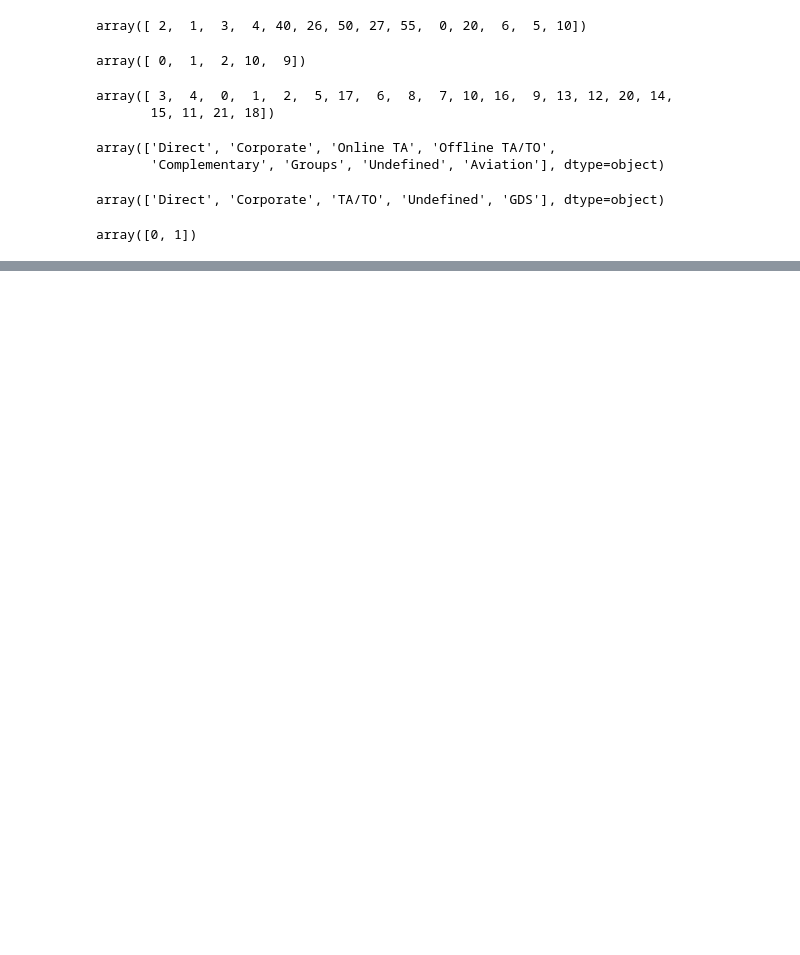
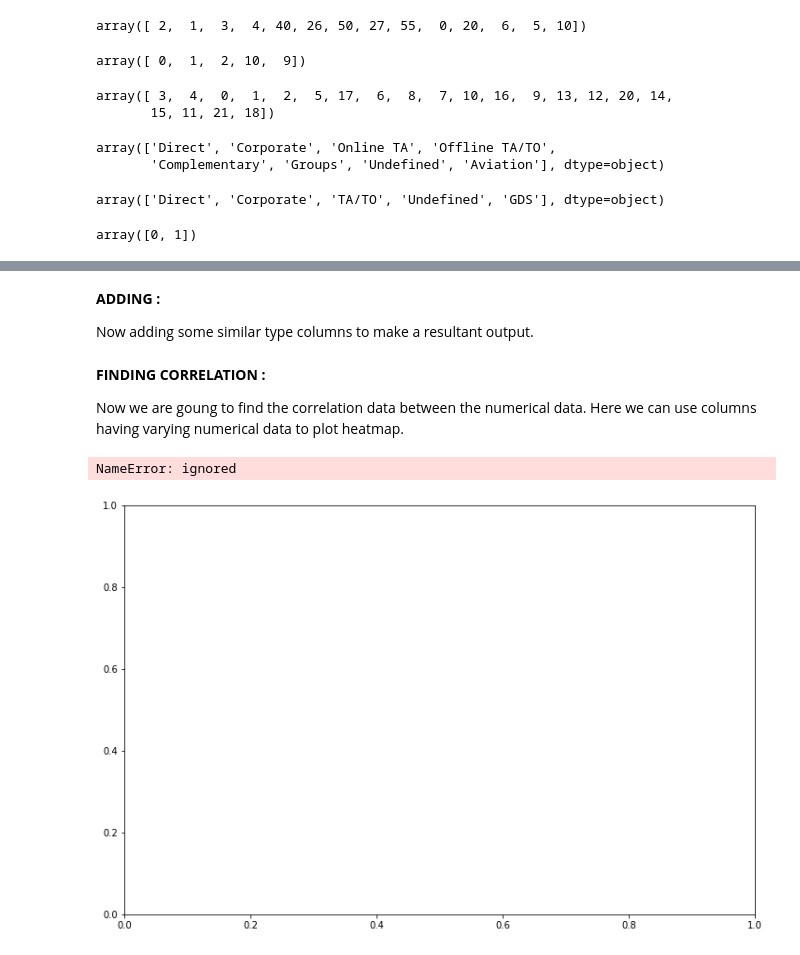
Before and after one commit to vikas6169/hotel-booking-analysis, a Jupyter notebook: Hotel_Booking_Analysis_Capstone_Project.ipynb, the cells around one changed output, grey strips where cells are left out. Cells and saved outputs as stored; diff of their text form; code cells hidden in the pictures; blank space fills up the shorter version.

```diff
--- a/Hotel_Booking_Analysis_Capstone_Project.ipynb
+++ b/Hotel_Booking_Analysis_Capstone_Project.ipynb
@@ -145,0 +198,22 @@ array([0, 1])
+# %% [markdown]
+**ADDING :**
+
+Now adding some similar type columns to make a resultant output.
+# %%
+df1['no_of_stay'] = df1['stays_in_weekend_nights'] + df1['stays_in_week_nights']
+# %%
+df1['no_of_people'] = df1['adults'] + df1['children'] + df1['babies']
+# %% [markdown]
+**FINDING CORRELATION :**
+
+Now we are goung to find the correlation data between the numerical data.
+Here we can use columns having varying numerical data to plot heatmap.
+# %%
+corr_df = df1[['lead_time','booking_changes','days_in_waiting_list','adr','required_car_parking_spaces','total_of_special_requests','no_of_stay','no_of_people']]
+# %%
+correlation_formate = corr_df.corr()
+f, ax = plt.subplots(figsize=(12,8))
+sns.heatmap(correlation_formate,annot = True,fmt = '.2f',annot_kws={'size':10}, vmax=.8, square=True);
+# %% [output]
+NameError: ignored
+[figure, added]
```
Also changed, not shown: parts of 6 cells of this notebook.
